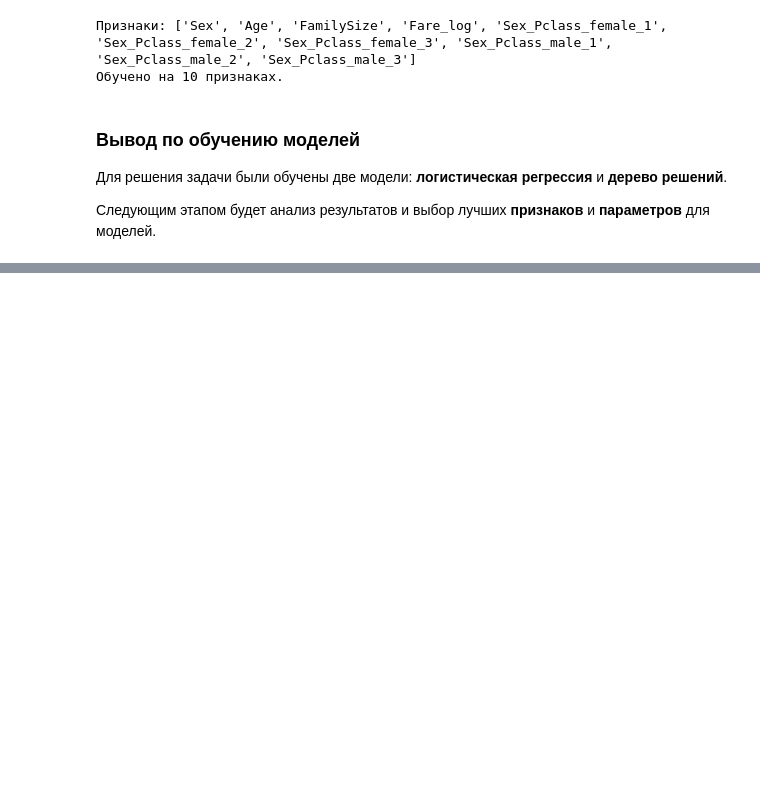
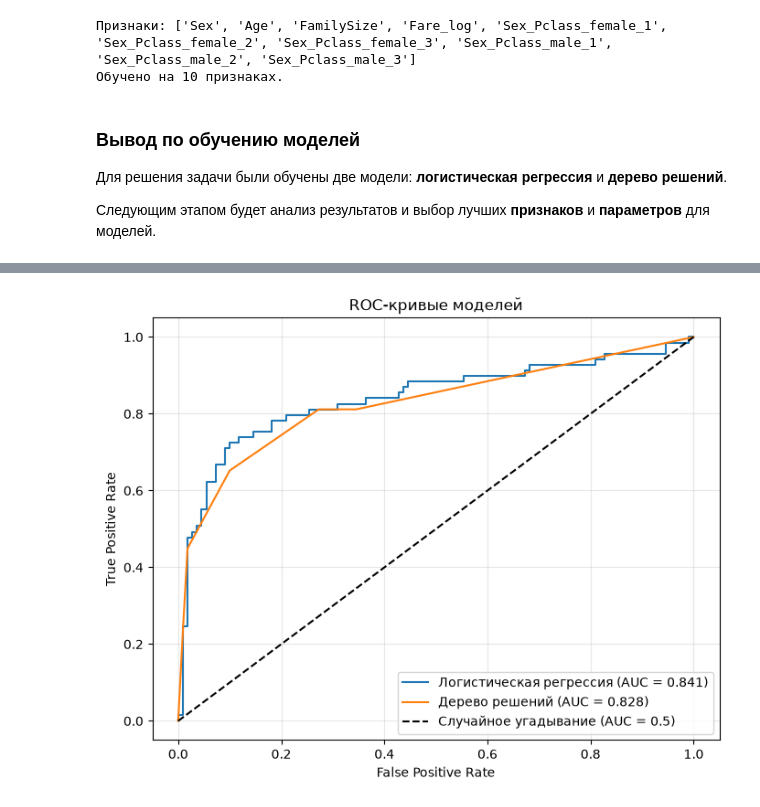
Before and after one commit to Ak1-AleX/Titanic-ML, a Jupyter notebook: titanic.ipynb, the cells around one changed output, grey strips where cells are left out. Cells and saved outputs as stored; diff of their text form; code cells hidden in the pictures; blank space fills up the shorter version.

```diff
--- a/titanic.ipynb
+++ b/titanic.ipynb
@@ -991,0 +1081,28 @@ print(f"Обучено на {len(features_tree)} признаках.")
+# %%
+from sklearn.metrics import roc_curve, roc_auc_score
+
+# считаем ROC-AUC
+auc_log = roc_auc_score(y_test, y_proba_log)
+auc_tree = roc_auc_score(y_test, y_proba_tree)
+
+# строим ROC-кривые
+plt.figure(figsize=(8, 6))
+
+# логистическая регрессия
+fpr_log, tpr_log, _ = roc_curve(y_test, y_proba_log)
+plt.plot(fpr_log, tpr_log, label=f'Логистическая регрессия (AUC = {auc_log:.3f})')
+
+# дерево решений
+fpr_tree, tpr_tree, _ = roc_curve(y_test, y_proba_tree)
+plt.plot(fpr_tree, tpr_tree, label=f'Дерево решений (AUC = {auc_tree:.3f})')
+
+# диагональ (случайное угадывание)
+plt.plot([0, 1], [0, 1], 'k--', label='Случайное угадывание (AUC = 0.5)')
+plt.xlabel('False Positive Rate')
+plt.ylabel('True Positive Rate')
+plt.title('ROC-кривые моделей')
+plt.legend()
+plt.grid(alpha=0.3)
+plt.show()
+# %% [output]
+[figure, added]
```
Also changed, not shown: parts of 9 cells of this notebook.
